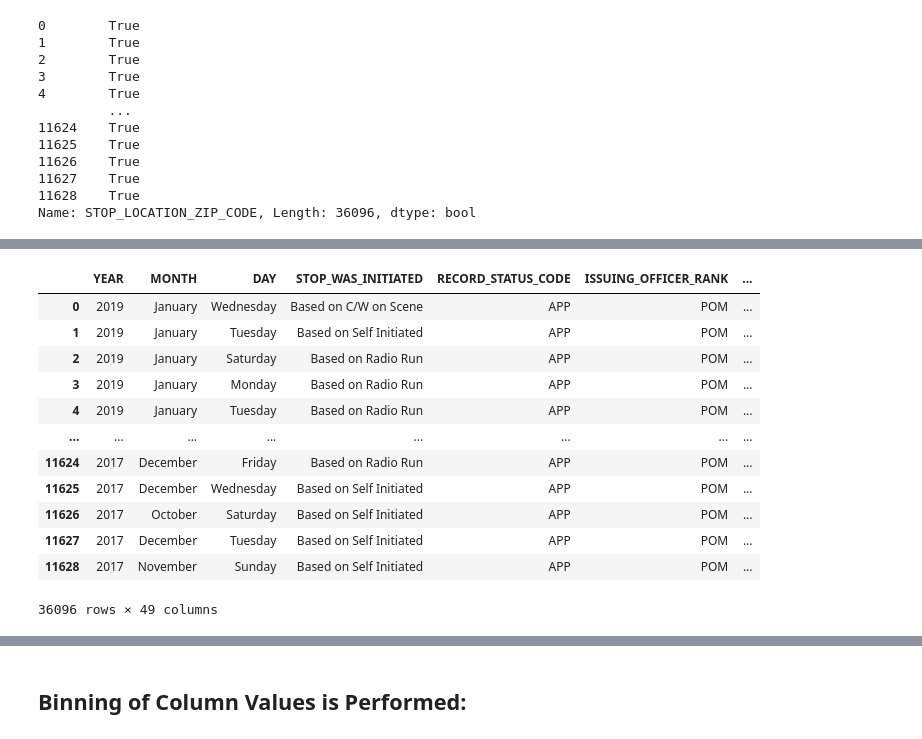
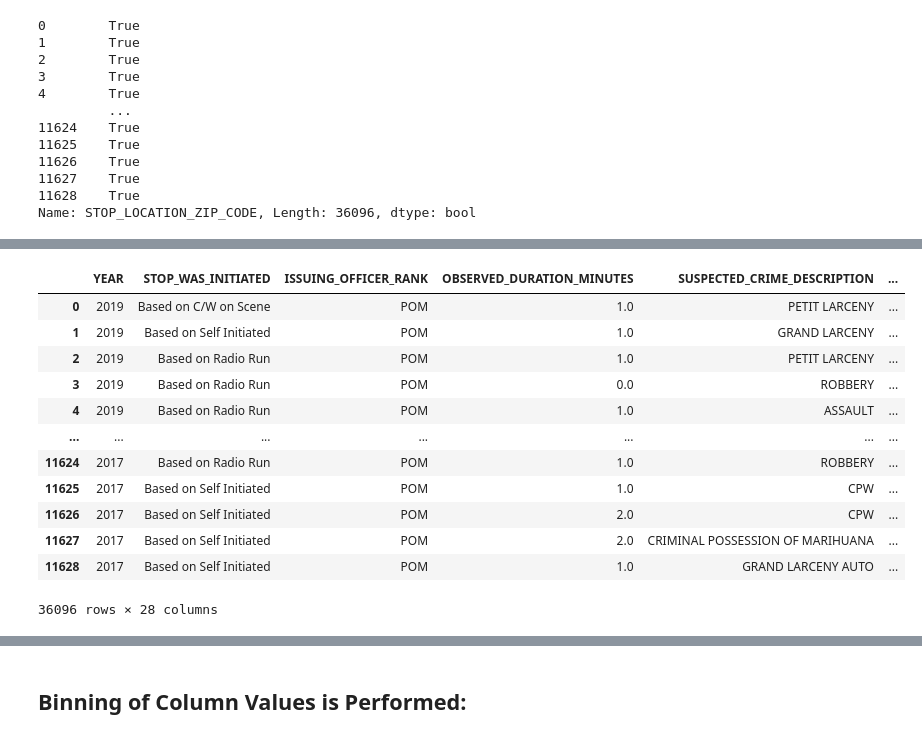
Before and after one commit to uzmabb182/data-detection-using-machine-learning, a Jupyter notebook: machine_learning_final_project/static/data_processing/sfq_summon_prediction.ipynb, the cells around one changed output, grey strips where cells are left out. Cells and saved outputs as stored; diff of their text form; code cells hidden in the pictures.

```diff
--- a/machine_learning_final_project/static/data_processing/sfq_summon_prediction.ipynb
+++ b/machine_learning_final_project/static/data_processing/sfq_summon_prediction.ipynb
@@ -617,5 +608,6 @@ sqf_2020_df.columns= sqf_2020_df.columns.str.upper()
 # %%
 # Drop Row/Column Only if All the Values are Null
-df1 = merge_df.dropna(how='all')
-print(df1)
+merge_df = merge_df.dropna(how='all')
+sqf_2020_df = sqf_2020_df.dropna(how='all')
+sqf_2020_df
 # %% [output]
@@ -639,5 +627,5 @@ print(df1)
 # %%
-df1 = merge_df.dropna(how='all', axis=1)
-print(df1)
-df1
+merge_df = merge_df.dropna(how='all', axis=1)
+sqf_2020_df = sqf_2020_df.dropna(how='all', axis=1)
+sqf_2020_df
 # %% [output]
@@ -704,3 +675,14 @@ Column SECONDS has 7 null values
 # STOP_LOCATION_FULL_ADDRESS,   5 null  values
 # STOP_LOCATION_STREET_NAME,   5 null  values
 # STOP_LOCATION_APARTMENT 69  null  values
+
+merge_df = merge_df.drop(['MONTH', 'DAY', 'ASK_FOR_CONSENT_FLG', 'CONSENT_GIVEN_FLG',
+                          'DEMEANOR_CODE', 'DEMEANOR_OF_PERSON_STOPPED',
+                          'STOP_LOCATION_APARTMENT', 'STOP_LOCATION_FULL_ADDRESS',
+                          'STOP_LOCATION_STREET_NAME'], axis=1)
+sqf_2020_df = sqf_2020_df.drop(['MONTH', 'DAY','ASK_FOR_CONSENT_FLG', 'CONSENT_GIVEN_FLG',
+                               'DEMEANOR_CODE', 'DEMEANOR_OF_PERSON_STOPPED',
+                               'STOP_LOCATION_APARTMENT', 'STOP_LOCATION_FULL_ADDRESS',
+                               'STOP_LOCATION_STREET_NAME'], axis=1)
+sqf_2020_df.head()
+merge_df.head()
@@ -745,7 +735,7 @@ merge_df['STOP_LOCATION_ZIP_CODE']=='(null)'
 11628    True
 Name: STOP_LOCATION_ZIP_CODE, Length: 36096, dtype: bool
 # %%
-merge_df = merge_df.drop(['STOP_LOCATION_ZIP_CODE', 'STOP_LOCATION_APARTMENT'], axis=1)
-X_sqf_2020 = sqf_2020_df.drop(['STOP_LOCATION_ZIP_CODE', 'STOP_LOCATION_APARTMENT'], axis=1)
-X_sqf_2020.head()
+merge_df = merge_df.drop(['STOP_LOCATION_ZIP_CODE'], axis=1)
+sqf_2020_df = sqf_2020_df.drop(['STOP_LOCATION_ZIP_CODE'], axis=1)
+sqf_2020_df.head()
 # %% [output]
@@ -760,45 +750,58 @@ X_sqf_2020.head()
 merge_df = merge_df.drop(['OFFICER_NOT_EXPLAINED_STOP_DESCRIPTION',
                             'SUSPECT_ARREST_OFFENSE',
                             'SUMMONS_OFFENSE_DESCRIPTION',
                             'ID_CARD_IDENTIFIES_OFFICER_FLAG',
                             'SHIELD_IDENTIFIES_OFFICER_FLAG',
                             'VERBAL_IDENTIFIES_OFFICER_FLAG',
                             'FIREARM_FLAG',
                             'KNIFE_CUTTER_FLAG',
                             'OTHER_WEAPON_FLAG',
                             'PHYSICAL_FORCE_CEW_FLAG',
                             'PHYSICAL_FORCE_DRAW_POINT_FIREARM_FLAG',
                             'PHYSICAL_FORCE_HANDCUFF_SUSPECT_FLAG',
                             'PHYSICAL_FORCE_OC_SPRAY_USED_FLAG',
                             'PHYSICAL_FORCE_OTHER_FLAG',
                             'PHYSICAL_FORCE_RESTRAINT_USED_FLAG',
                             'PHYSICAL_FORCE_WEAPON_IMPACT_FLAG',
                             'BACKROUND_CIRCUMSTANCES_VIOLENT_CRIME_FLAG',
                             'BACKROUND_CIRCUMSTANCES_SUSPECT_KNOWN_TO_CARRY_WEAPON_FLAG',
                             'SUSPECTS_ACTIONS_CASING_FLAG',
                             'SUSPECTS_ACTIONS_CONCEALED_POSSESSION_WEAPON_FLAG',
                             'SUSPECTS_ACTIONS_DRUG_TRANSACTIONS_FLAG',
                             'SUSPECTS_ACTIONS_IDENTIFY_CRIME_PATTERN_FLAG',
                             'SUSPECTS_ACTIONS_LOOKOUT_FLAG',
                             'SUSPECTS_ACTIONS_OTHER_FLAG',
                             'SUSPECTS_ACTIONS_PROXIMITY_TO_SCENE_FLAG',
                             'SEARCH_BASIS_ADMISSION_FLAG',
                             'SEARCH_BASIS_CONSENT_FLAG',
                             'SEARCH_BASIS_HARD_OBJECT_FLAG',
-                            'SEARCH_BASIS_OUTLINE_FLAG'], axis=1)
+                            'SEARCH_BASIS_OUTLINE_FLAG',
+                            'SUPERVISING_OFFICER_RANK',
+                            'SUPERVISING_OFFICER_COMMAND_CODE',
+                            'LOCATION_IN_OUT_CODE',
+                             'JURISDICTION_CODE',
+                             'STOP_LOCATION_PRECINCT',
+                             'STOP_LOCATION_SECTOR_CODE',
+                         'STOP_LOCATION_PATROL_BORO_NAME',
+                         'OTHER_CONTRABAND_FLAG',
+                         'SEARCH_BASIS_OTHER_FLAG',
+                         'JURISDICTION_DESCRIPTION',
+                         'RECORD_STATUS_CODE',
+                         'ISSUING_OFFICER_COMMAND_CODE',
+                         'OTHER_PERSON_STOPPED_FLAG'], axis=1)
 merge_df
 # %% [output]
-|  | YEAR | MONTH | DAY | STOP_WAS_INITIATED | RECORD_STATUS_CODE | ISSUING_OFFICER_RANK | ... |
-| 0 | 2019 | January | Wednesday | Based on C/W on Scene | APP | POM | ... |
-| 1 | 2019 | January | Tuesday | Based on Self Initiated | APP | POM | ... |
-| 2 | 2019 | January | Saturday | Based on Radio Run | APP | POM | ... |
-| 3 | 2019 | January | Monday | Based on Radio Run | APP | POM | ... |
-| 4 | 2019 | January | Tuesday | Based on Radio Run | APP | POM | ... |
-| ... | ... | ... | ... | ... | ... | ... | ... |
-| 11624 | 2017 | December | Friday | Based on Radio Run | APP | POM | ... |
-| 11625 | 2017 | December | Wednesday | Based on Self Initiated | APP | POM | ... |
-| 11626 | 2017 | October | Saturday | Based on Self Initiated | APP | POM | ... |
-| 11627 | 2017 | December | Tuesday | Based on Self Initiated | APP | POM | ... |
-| 11628 | 2017 | November | Sunday | Based on Self Initiated | APP | POM | ... |
+|  | YEAR | STOP_WAS_INITIATED | ISSUING_OFFICER_RANK | OBSERVED_DURATION_MINUTES | SUSPECTED_CRIME_DESCRIPTION | ... |
+| 0 | 2019 | Based on C/W on Scene | POM | 1.0 | PETIT LARCENY | ... |
+| 1 | 2019 | Based on Self Initiated | POM | 1.0 | GRAND LARCENY | ... |
+| 2 | 2019 | Based on Radio Run | POM | 1.0 | PETIT LARCENY | ... |
+| 3 | 2019 | Based on Radio Run | POM | 0.0 | ROBBERY | ... |
+| 4 | 2019 | Based on Radio Run | POM | 1.0 | ASSAULT | ... |
+| ... | ... | ... | ... | ... | ... | ... |
+| 11624 | 2017 | Based on Radio Run | POM | 1.0 | ROBBERY | ... |
+| 11625 | 2017 | Based on Self Initiated | POM | 1.0 | CPW | ... |
+| 11626 | 2017 | Based on Self Initiated | POM | 2.0 | CPW | ... |
+| 11627 | 2017 | Based on Self Initiated | POM | 2.0 | CRIMINAL POSSESSION OF MARIHUANA | ... |
+| 11628 | 2017 | Based on Self Initiated | POM | 1.0 | GRAND LARCENY AUTO | ... |
-36096 rows × 49 columns
+36096 rows × 28 columns
 # %%
```
Also changed, not shown: parts of 81 cells of this notebook, 31 other files.
